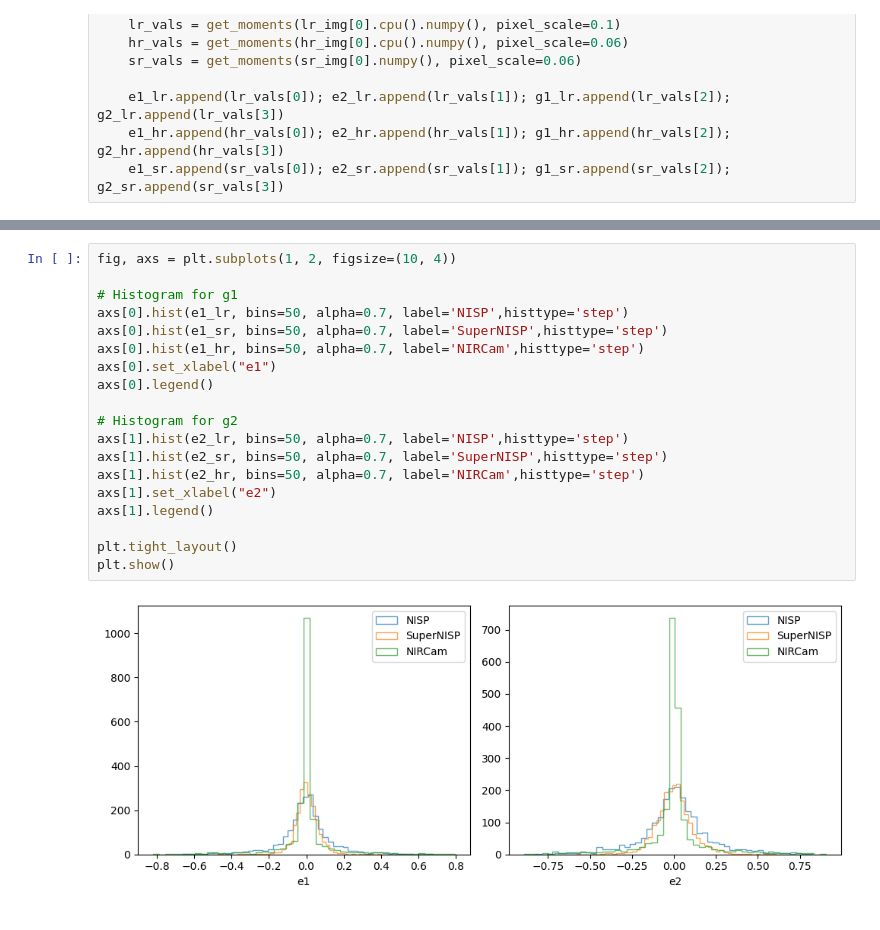
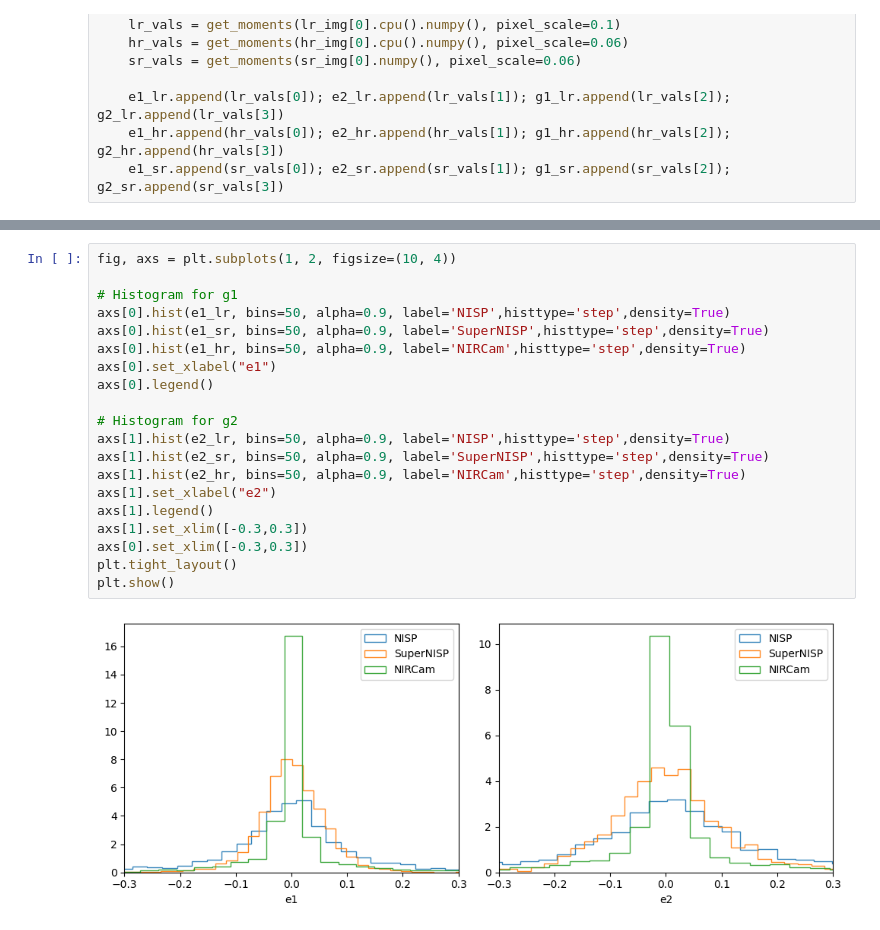
Before and after one commit to xoubish/superNISP, a Jupyter notebook: code/test_model.ipynb, the cells around one changed output, grey strips where cells are left out. Cells and saved outputs as stored; diff of their text form.

```diff
--- a/code/test_model.ipynb
+++ b/code/test_model.ipynb
@@ -206,21 +219,22 @@ plt.show()
 # %%
 fig, axs = plt.subplots(1, 2, figsize=(10, 4))
 
 # Histogram for g1
-axs[0].hist(e1_lr, bins=50, alpha=0.7, label='NISP',histtype='step')
-axs[0].hist(e1_sr, bins=50, alpha=0.7, label='SuperNISP',histtype='step')
-axs[0].hist(e1_hr, bins=50, alpha=0.7, label='NIRCam',histtype='step')
+axs[0].hist(e1_lr, bins=50, alpha=0.9, label='NISP',histtype='step',density=True)
+axs[0].hist(e1_sr, bins=50, alpha=0.9, label='SuperNISP',histtype='step',density=True)
+axs[0].hist(e1_hr, bins=50, alpha=0.9, label='NIRCam',histtype='step',density=True)
 axs[0].set_xlabel("e1")
 axs[0].legend()
 
 # Histogram for g2
-axs[1].hist(e2_lr, bins=50, alpha=0.7, label='NISP',histtype='step')
-axs[1].hist(e2_sr, bins=50, alpha=0.7, label='SuperNISP',histtype='step')
-axs[1].hist(e2_hr, bins=50, alpha=0.7, label='NIRCam',histtype='step')
+axs[1].hist(e2_lr, bins=50, alpha=0.9, label='NISP',histtype='step',density=True)
+axs[1].hist(e2_sr, bins=50, alpha=0.9, label='SuperNISP',histtype='step',density=True)
+axs[1].hist(e2_hr, bins=50, alpha=0.9, label='NIRCam',histtype='step',density=True)
 axs[1].set_xlabel("e2")
 axs[1].legend()
-
+axs[1].set_xlim([-0.3,0.3])
+axs[0].set_xlim([-0.3,0.3])
 plt.tight_layout()
 plt.show()
 # %% [output]
-[figure, old version]
+[figure, new version]
```
Also changed, not shown: parts of 5 cells of this notebook, 4 other files.
